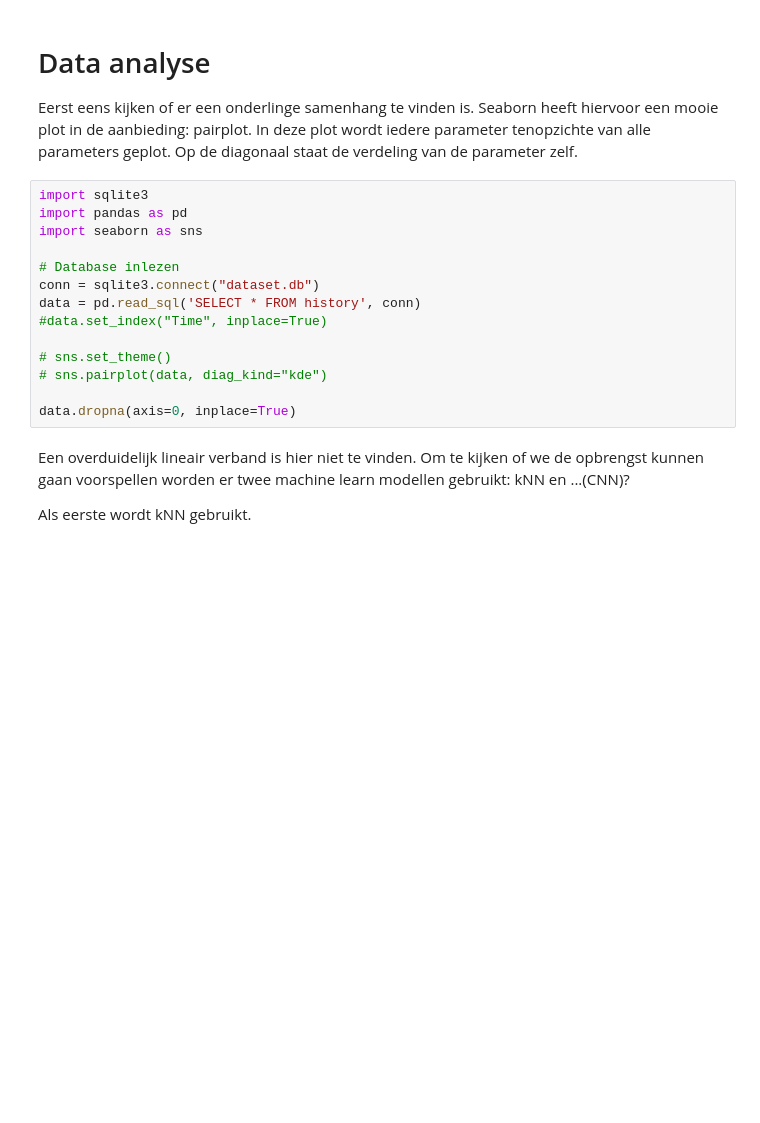
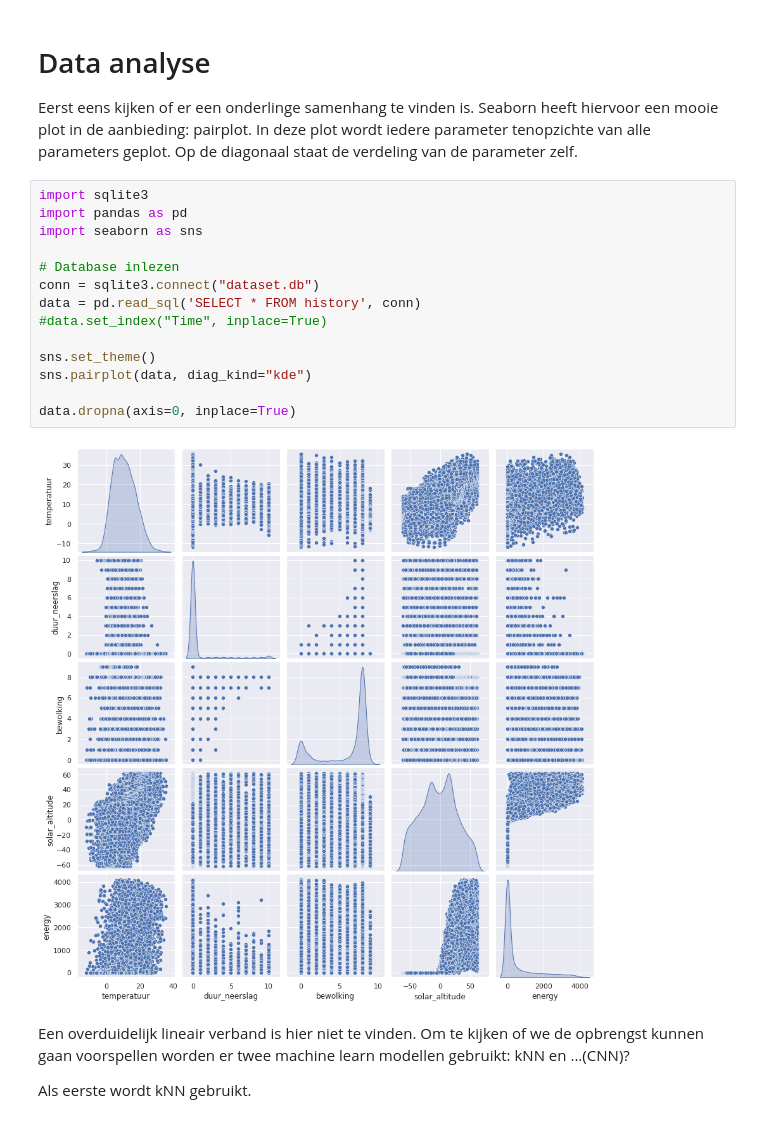
Before and after one commit to bosgnoom/data-engineer-eindopdracht, a Jupyter notebook: data_analyse.ipynb, the cells around one changed output. Saved outputs shown, nothing was run; the diff lists cells and outputs as text; blank space fills up the shorter version.

```diff
--- a/data_analyse.ipynb
+++ b/data_analyse.ipynb
@@ -5,17 +5,19 @@ Eerst eens kijken of er een onderlinge samenhang te vinden is. Seaborn heeft hie
 # %%
 import sqlite3
 import pandas as pd
 import seaborn as sns
 
 # Database inlezen
 conn = sqlite3.connect("dataset.db")
 data = pd.read_sql('SELECT * FROM history', conn)
 #data.set_index("Time", inplace=True)
 
-# sns.set_theme()
-# sns.pairplot(data, diag_kind="kde")
+sns.set_theme()
+sns.pairplot(data, diag_kind="kde")
 
 data.dropna(axis=0, inplace=True)
+# %% [output]
+[figure, added]
 # %% [markdown]
 Een overduidelijk lineair verband is hier niet te vinden. Om te kijken of we de opbrengst kunnen gaan voorspellen worden er twee machine learn modellen gebruikt: kNN en ...(CNN)?
 
```
Also changed, not shown: parts of 2 cells of this notebook, 6 other files.
